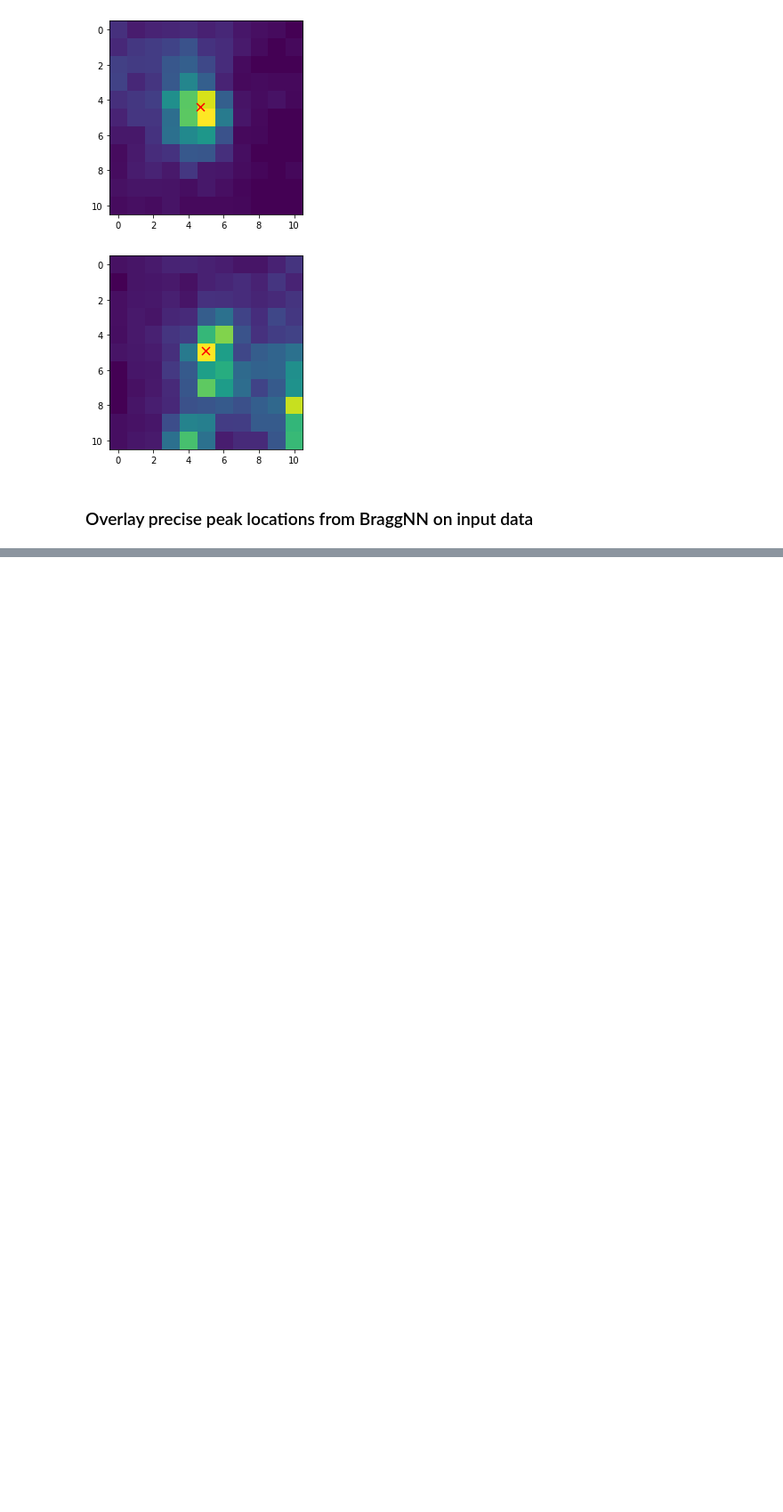
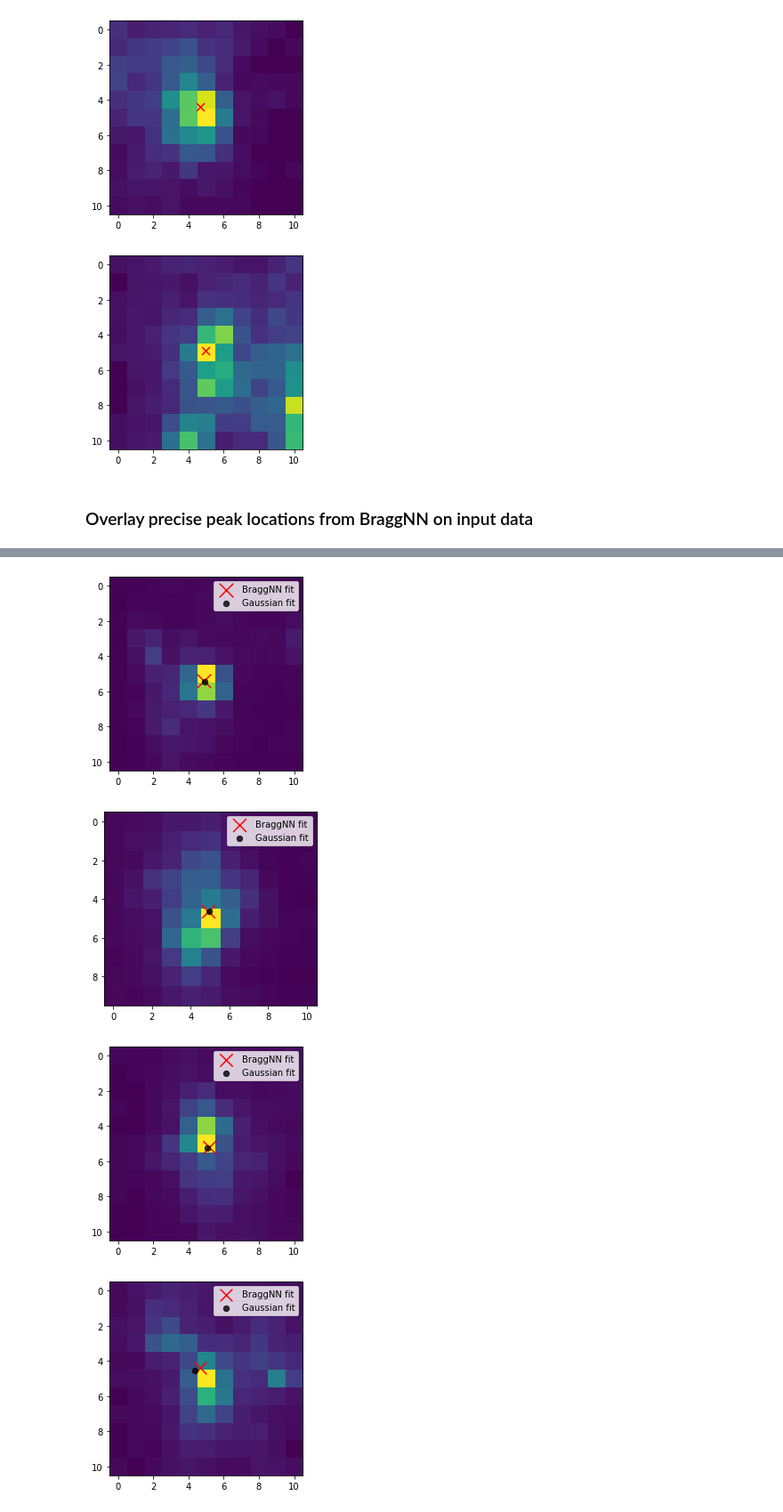
Before and after one commit to miwan1/BraggPeak_CNN, a Jupyter notebook: Pipeline_Example.ipynb, the cells around one changed output, grey strips where cells are left out. Shown: that part at 89% size. Saved outputs shown, nothing was run; the diff lists cells and outputs as text; code cells hidden in the pictures; blank space fills up the shorter version.

```diff
--- a/Pipeline_Example.ipynb
+++ b/Pipeline_Example.ipynb
@@ -213,0 +299,15 @@ for i in range(len(scores_filtered)):
+# %%
+#individual patches
+for i in range(len(scores_filtered)):
+    patch = binned_image[y[i]-5:y[i]+6 , x[i]-5:x[i]+6]
+    patch = (patch - patch.min()) / (patch.max()-patch.min())
+    plt.figure()
+    plt.imshow(patch)
+    plt.scatter(NN_fit[i][0] - x_filt[i] + 5, NN_fit[i][1] - y_filt[i] + 5, color = 'red', marker = 'x', s = np.log10(scores[i]) * 100, label = 'BraggNN fit')
+    plt.scatter(Gauss_fit[i][0] - x_filt[i] + 5, Gauss_fit[i][1] - y_filt[i] + 5, color = 'black', s = 40, alpha = 0.8, label = 'Gaussian fit')
+    plt.legend()
+# %% [output]
+[figure, added]
+[figure, added]
+[figure, added]
+[figure, added]
```
Also changed, not shown: parts of 17 cells of this notebook, 1 other file.
